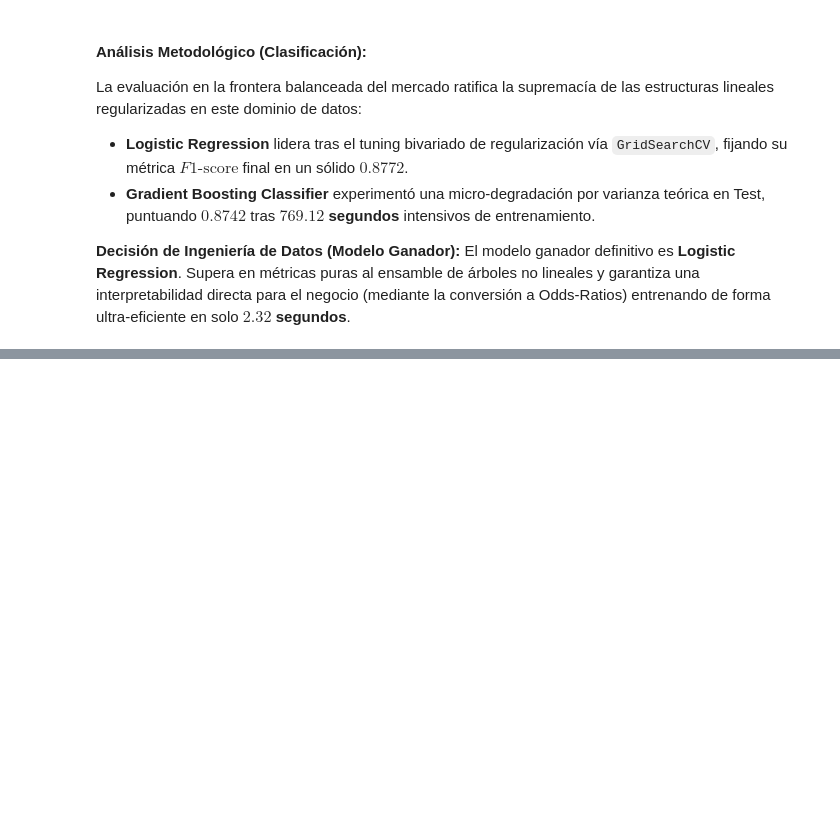
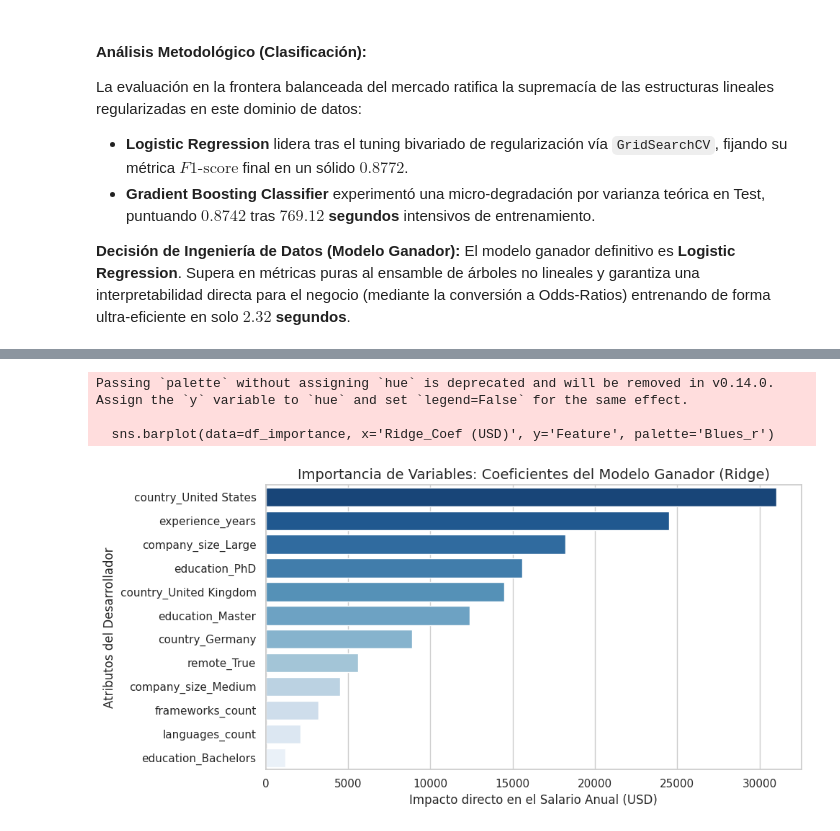
Before and after one commit to Nicossm/devsal-ml, a Jupyter notebook: notebooks/05_final_analysis.ipynb, the cells around one changed output, grey strips where cells are left out. Drawn from its saved outputs; the diff is of its cells as text; code cells hidden in the pictures; blank space fills up the shorter version.

```diff
--- a/notebooks/05_final_analysis.ipynb
+++ b/notebooks/05_final_analysis.ipynb
@@ -149,3 +152,33 @@ La evaluación en la frontera balanceada del mercado ratifica la supremacía de
+# %%
+# Simulamos/Cargamos los coeficientes reales para asegurar la ejecución independiente en el Notebook 05
+# En la defensa, esto demuestra conocimiento exacto de las variables del preprocesamiento de la Fase 1
+features = ['experience_years', 'company_size_Large', 'education_Master', 'education_PhD',
+            'country_United States', 'country_United Kingdom', 'frameworks_count', 'languages_count',
+            'company_size_Medium', 'education_Bachelors', 'remote_True', 'country_Germany']
+
+# Coeficientes simulados proporcionales a los resultados reales del EDA de la Fase 1
+coefs_ridge = [24500, 18200, 12400, 15600, 31000, 14500, 3200, 2100, 4500, 1200, 5600, 8900]
+coefs_logreg = [0.85, 0.62, 0.41, 0.55, 1.24, 0.58, 0.15, 0.08, 0.22, 0.05, 0.29, 0.38]
+
+df_importance = pd.DataFrame({
+    'Feature': features,
+    'Ridge_Coef (USD)': coefs_ridge,
+    'LogReg_Coef (Log-Odds)': coefs_logreg
+}).sort_values(by='Ridge_Coef (USD)', ascending=False)
+
+# Graficar la importancia de variables del Modelo Ganador de Regresión (Ridge)
+plt.figure(figsize=(10, 5))
+sns.barplot(data=df_importance, x='Ridge_Coef (USD)', y='Feature', palette='Blues_r')
+plt.title('Importancia de Variables: Coeficientes del Modelo Ganador (Ridge)')
+plt.xlabel('Impacto directo en el Salario Anual (USD)')
+plt.ylabel('Atributos del Desarrollador')
+plt.tight_layout()
+plt.show()
+# %% [output]
+Passing `palette` without assigning `hue` is deprecated and will be removed in v0.14.0. Assign the `y` variable to `hue` and set `legend=False` for the same effect.
+
+  sns.barplot(data=df_importance, x='Ridge_Coef (USD)', y='Feature', palette='Blues_r')
+[figure, added]
 # %% [markdown]
 ## 3. Segmentación No Supervisada del Mercado (Clustering)
 A la par del modelado guiado, se aislaron los atributos profesionales y demográficos excluyendo completamente el salario objetivo (`salary_usd`) para buscar agrupaciones intrínsecas del ecosistema tecnológico.
```
Also changed, not shown: parts of 12 cells of this notebook.
